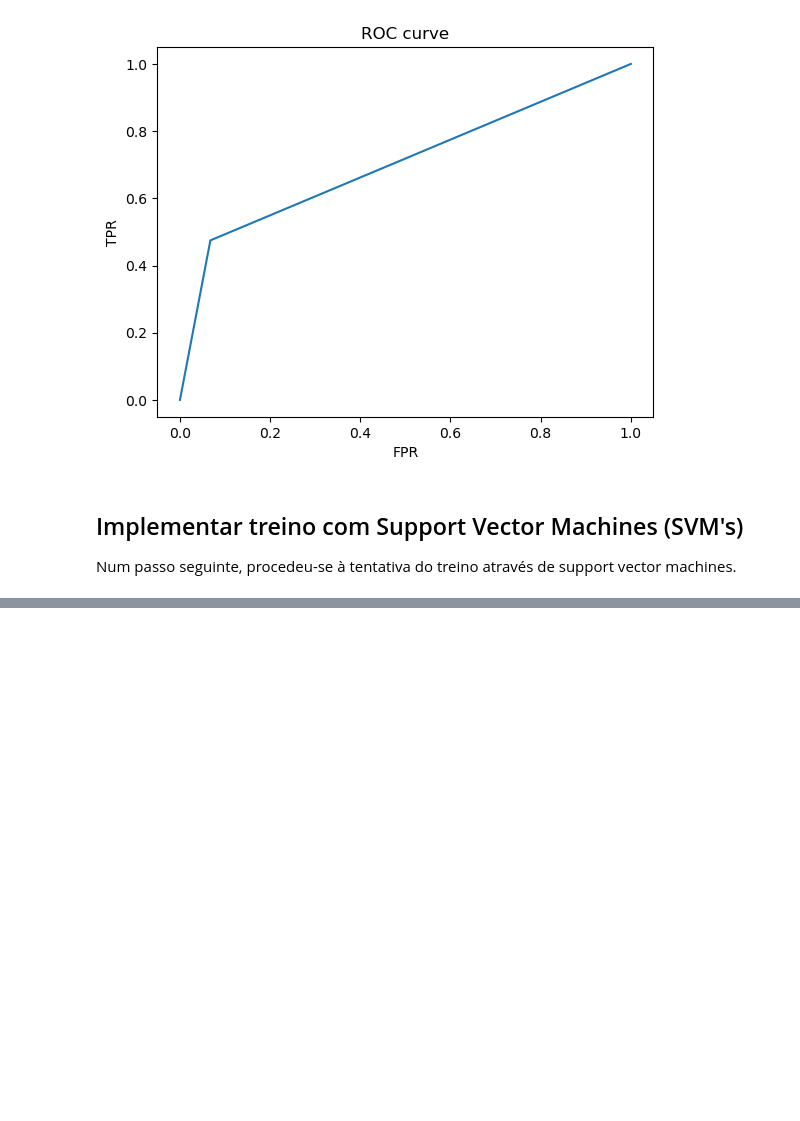
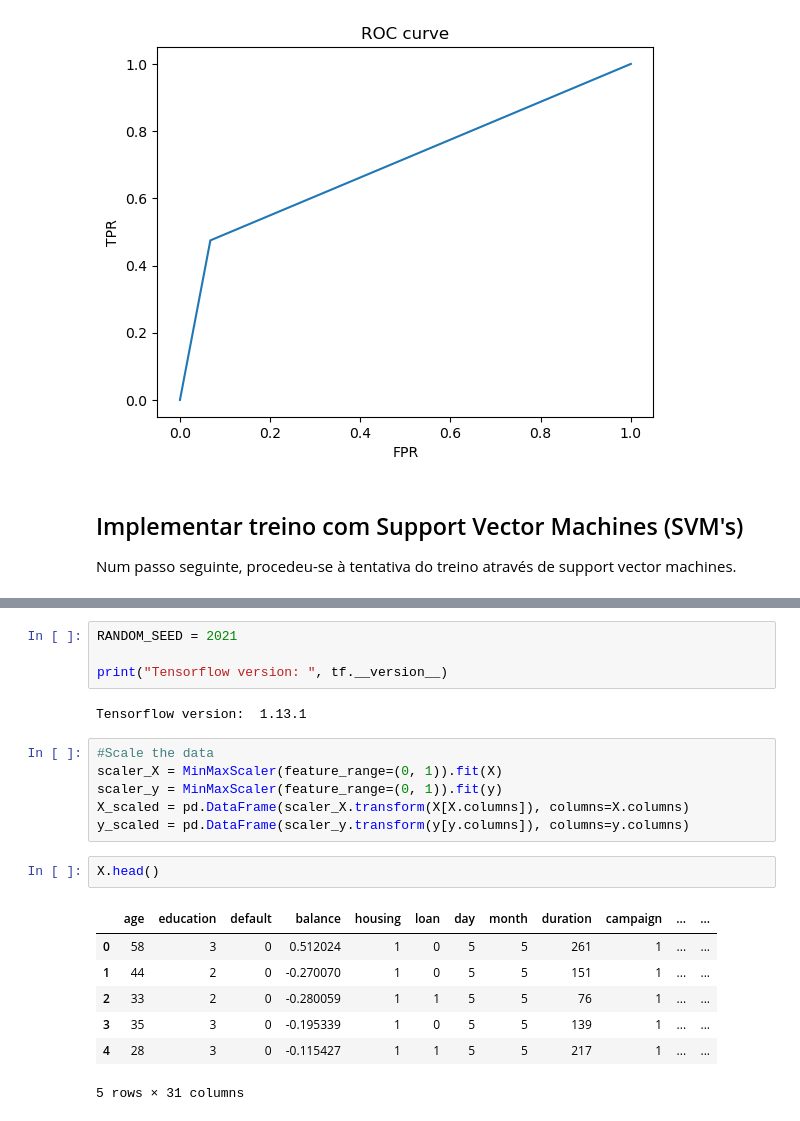
Before and after one commit to MiguelFernandes13/daa, a Jupyter notebook: bank_marketing/Banco.ipynb, the cells around one changed output, grey strips where cells are left out. Cells and saved outputs as stored; diff of their text form; blank space fills up the shorter version.

```diff
--- a/bank_marketing/Banco.ipynb
+++ b/bank_marketing/Banco.ipynb
@@ -828,0 +918,22 @@ Num passo seguinte, procedeu-se à tentativa do treino através de support vecto
+# %%
+RANDOM_SEED = 2021
+
+print("Tensorflow version: ", tf.__version__)
+# %% [output]
+Tensorflow version:  1.13.1
+# %%
+#Scale the data
+scaler_X = MinMaxScaler(feature_range=(0, 1)).fit(X)
+scaler_y = MinMaxScaler(feature_range=(0, 1)).fit(y)
+X_scaled = pd.DataFrame(scaler_X.transform(X[X.columns]), columns=X.columns)
+y_scaled = pd.DataFrame(scaler_y.transform(y[y.columns]), columns=y.columns)
+# %%
+X.head()
+# %% [output]
+|  | age | education | default | balance | housing | loan | day | month | duration | campaign | ... | ... |
+| 0 | 58 | 3 | 0 | 0.512024 | 1 | 0 | 5 | 5 | 261 | 1 | ... | ... |
+| 1 | 44 | 2 | 0 | -0.270070 | 1 | 0 | 5 | 5 | 151 | 1 | ... | ... |
+| 2 | 33 | 2 | 0 | -0.280059 | 1 | 1 | 5 | 5 | 76 | 1 | ... | ... |
+| 3 | 35 | 3 | 0 | -0.195339 | 1 | 0 | 5 | 5 | 139 | 1 | ... | ... |
+| 4 | 28 | 3 | 0 | -0.115427 | 1 | 1 | 5 | 5 | 217 | 1 | ... | ... |
+5 rows × 31 columns
```
Also changed, not shown: parts of 32 cells of this notebook.
